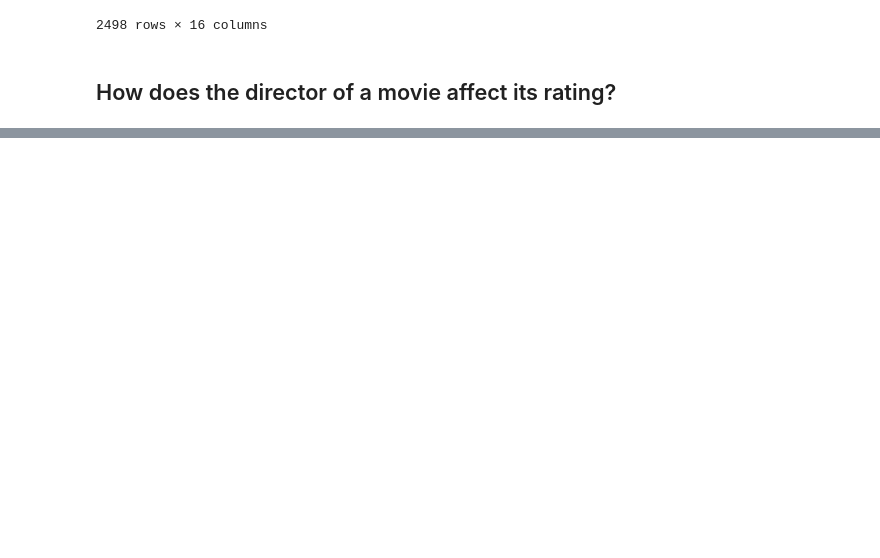
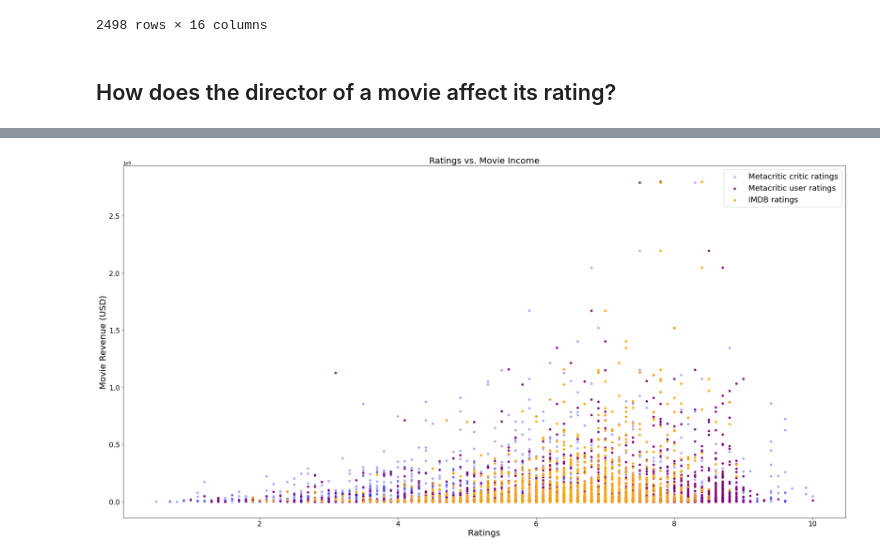
Before and after one commit to yashharanb/ENSF544Project1-1, a Jupyter notebook: Project1-1.ipynb, the cells around one changed output, grey strips where cells are left out. Cells and saved outputs as stored; diff of their text form; code cells hidden in the pictures; blank space fills up the shorter version.

```diff
--- a/Project1-1.ipynb
+++ b/Project1-1.ipynb
@@ -263,0 +259,22 @@ rating_income_df
+# %%
+# Ensure that there are no missing values for worldwide gross income and IMDB ratings. We don't need to check that Metacritic ratings are missing as we only merged rows from the metacritic dataframe without missing values.
+rating_income_df = merged.dropna(subset=['worldwide_gross_income', 'avg_vote'])
+
+#Since we are comparing all the data points, simply get all rows without filters
+vote_stats = rating_income_df[['metacritic_critic_rating', 'avg_vote', 'metacritic_user_rating', 'worldwide_gross_income']]
+vote_stats = vote_stats.sort_values(by='avg_vote', ascending=False)
+
+#Creating scatter plot for three series
+plot = vote_stats.plot.scatter(label = "Metacritic critic ratings",x='metacritic_critic_rating', y ='worldwide_gross_income', title="Ratings vs. Movie Income", color='blue', legend = True, alpha= 0.3, figsize = (30,15), fontsize =16)
+vote_stats.plot.scatter(label = "Metacritic user ratings",x='metacritic_user_rating', y='worldwide_gross_income', color='purple', ax=plot)
+vote_stats.plot.scatter(label = "IMDB ratings",x='avg_vote', y='worldwide_gross_income', color='orange', ax=plot)
+
+#Setting visual properties of the scatter plot
+plot.set_xlabel("Ratings")
+plot.set_ylabel("Movie Revenue (USD)")
+plot.xaxis.label.set_size(20)
+plot.yaxis.label.set_size(20)
+plot.title.set_size(20)
+plot = plot.legend(prop=dict(size=18))
+# %% [output]
+[figure, added]
```
Also changed, not shown: parts of 10 cells of this notebook.
